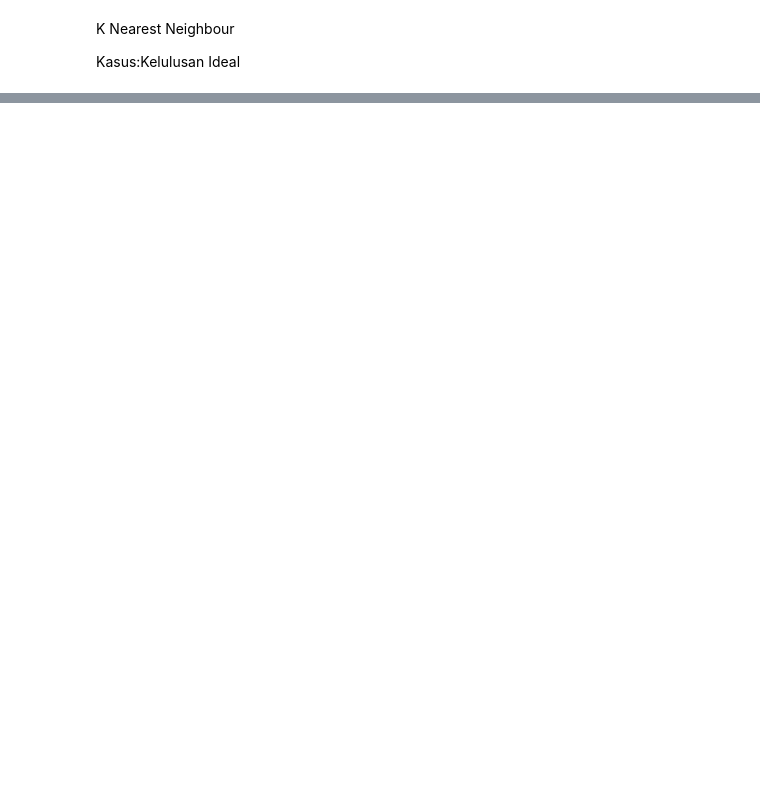
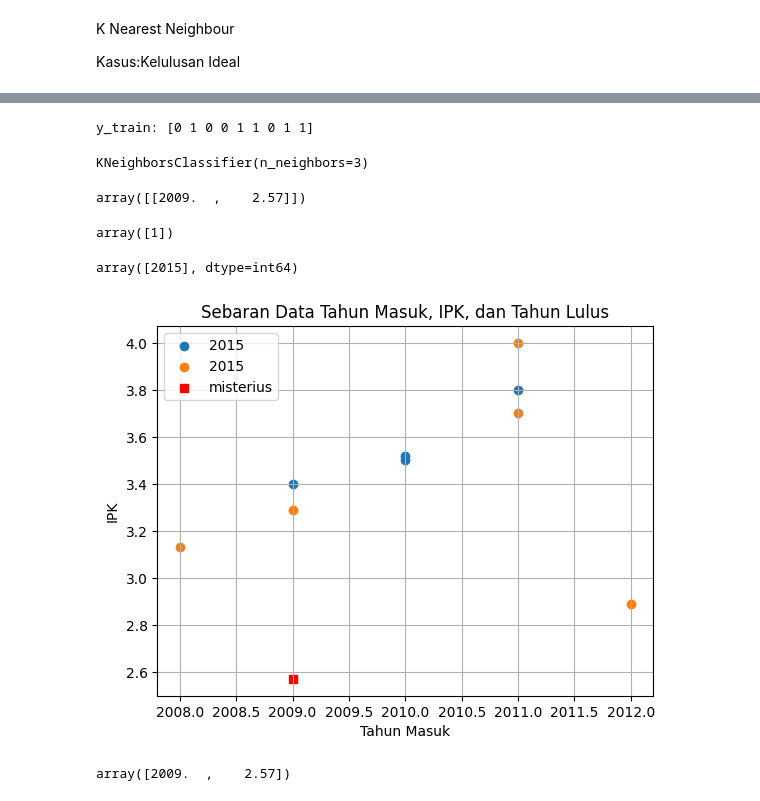
Before and after one commit to andrewuwuu/Kelompok-KB-PSTID, a Jupyter notebook: knn.ipynb, the cells around one changed output, grey strips where cells are left out. Cells and saved outputs as stored; diff of their text form; code cells hidden in the pictures; blank space fills up the shorter version.

```diff
--- a/knn.ipynb
+++ b/knn.ipynb
@@ -42,0 +82,53 @@ NameError: name 'thn_lulus' is not defined
+# %%
+y_train = y_train.flatten()
+print(f'y_train: {y_train}')
+# %% [output]
+y_train: [0 1 0 0 1 1 0 1 1]
+# %%
+from sklearn.neighbors import KNeighborsClassifier
+
+K = 3
+model = KNeighborsClassifier(n_neighbors=K)
+model.fit(X_train, y_train)
+# %% [output]
+KNeighborsClassifier(n_neighbors=3)
+# %%
+tahun_masuk = 2009
+IPK = 2.57
+X_new = np.array([tahun_masuk, IPK]).reshape(1, -1)
+X_new
+# %% [output]
+array([[2009.  ,    2.57]])
+# %%
+y_new = model.predict(X_new)
+y_new
+# %% [output]
+array([1])
+# %%
+lb.inverse_transform(y_new)
+# %% [output]
+array([2015], dtype=int64)
+# %%
+fig, ax = plt.subplots()
+for jk, d in sensus_df.groupby('tahun_lulus'):
+    ax.scatter(d['tahun_masuk'], d['IPK'], label=thn_lulus)
+
+plt.scatter(tahun_masuk,
+            IPK,
+            marker='s',
+            color='red',
+            label='misterius')
+
+plt.legend(loc='upper left')
+plt.title('Sebaran Data Tahun Masuk, IPK, dan Tahun Lulus')
+plt.xlabel('Tahun Masuk')
+plt.ylabel('IPK')
+plt.grid(True)
+plt.show()
+# %% [output]
+[figure, added]
+# %%
+misterius = np.array([tahun_masuk, IPK])
+misterius
+# %% [output]
+array([2009.  ,    2.57])
```
Also changed, not shown: parts of 15 cells of this notebook.
